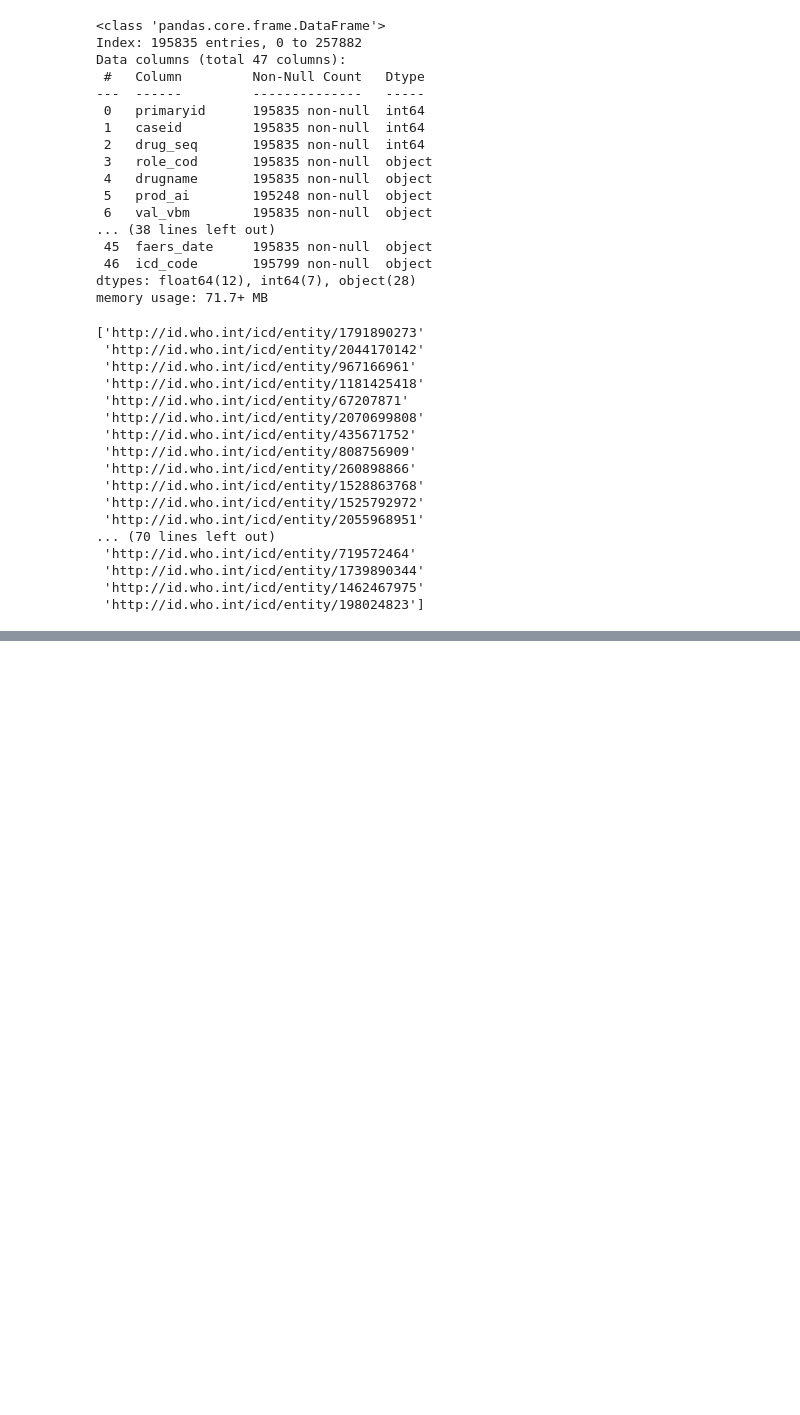
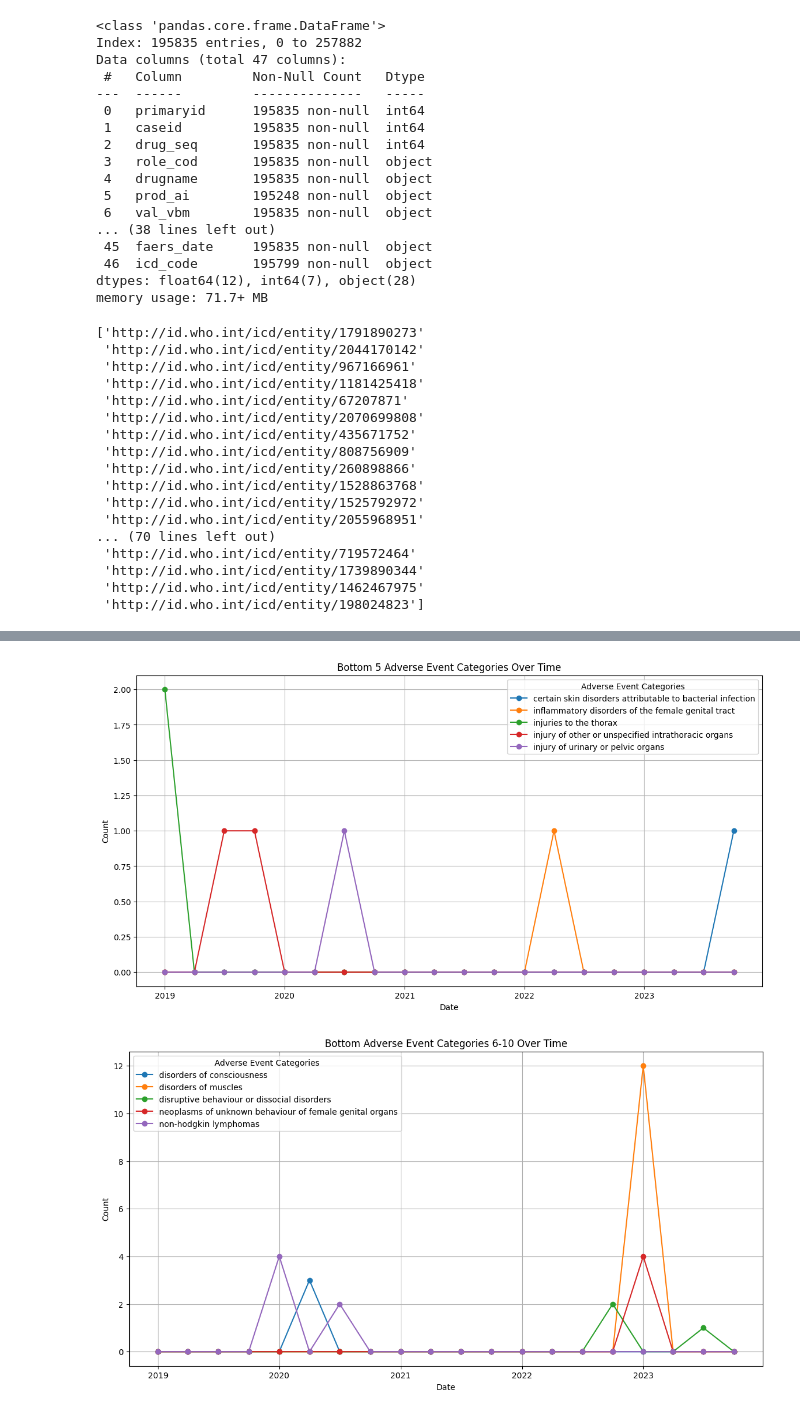
Before and after one commit to alexnguyeninsights/PartA_fda-project, a Jupyter notebook: Code_Research_FDA.ipynb, the cells around one changed output, grey strips where cells are left out. Drawn from its saved outputs; the diff is of its cells as text; code cells hidden in the pictures; blank space fills up the shorter version.

```diff
--- a/Code_Research_FDA.ipynb
+++ b/Code_Research_FDA.ipynb
@@ -626,2 +736,34 @@ AttributeError: 'DataFrame' object has no attribute 'icd_title'
+# %%
+# Identify the bottom 10 categories
+bottom_5_cate = total_counts.tail(5).index
+bottom_next_5_cate = total_counts.iloc[-10:-5].index
+
+# Filter the aggregated data for these categories
+bottom_5 = aggregated_data[aggregated_data['cate_ae'].isin(bottom_5_cate)]
+bottom_next_5 = aggregated_data[aggregated_data['cate_ae'].isin(bottom_next_5_cate)]
+
+# Plotting the top 20 categories
+def plot_category_data(data, title):
+    plt.figure(figsize=(14, 7))
+    categories = data['cate_ae'].unique()
+    for category in categories:
+        category_data = data[data['cate_ae'] == category]
+        plt.plot(category_data['faers_date'], category_data['count'], marker='o', label=category)
+
+    plt.title(title)
+    plt.xlabel('Date')
+    plt.ylabel('Count')
+    plt.legend(title='Adverse Event Categories')
+    plt.grid(True)
+    plt.show()
+
+# Plotting the top 5 categories
+plot_category_data(bottom_5, 'Bottom 5 Adverse Event Categories Over Time')
+
+# Plotting the next 6-10 categories
+plot_category_data(bottom_next_5, 'Bottom Adverse Event Categories 6-10 Over Time')
+# %% [output]
+[figure, added]
+[figure, added]
 # %%
 #filtered_fda.to_csv('fda_research_20192023.csv')
```
Also changed, not shown: parts of 4 cells of this notebook.
